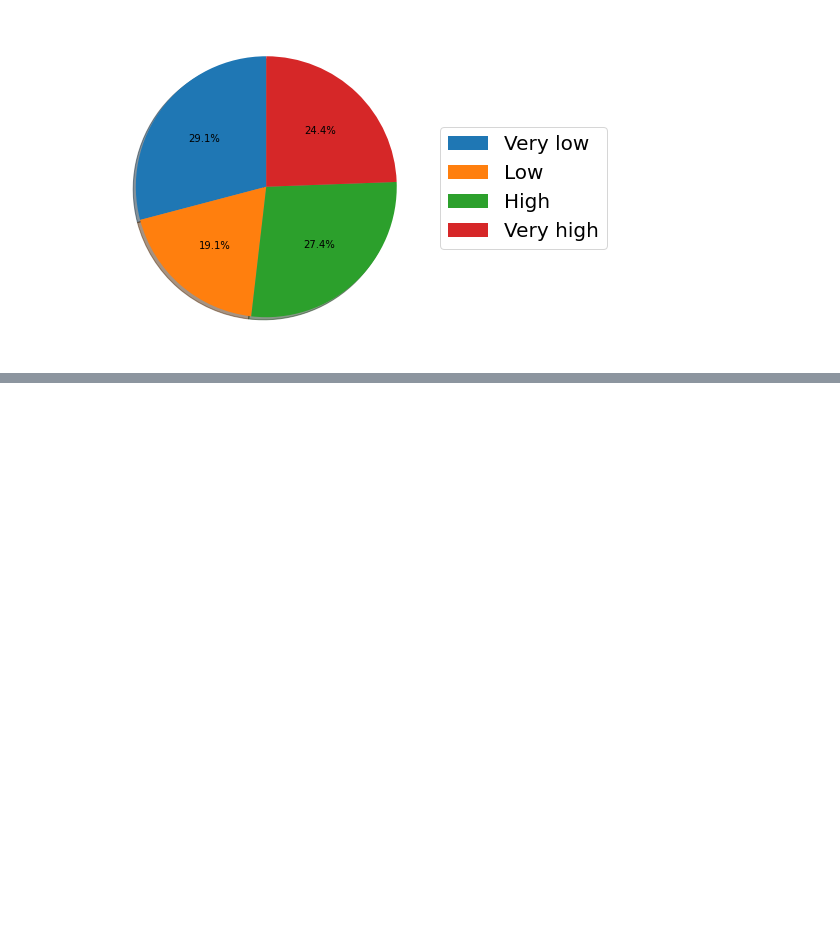
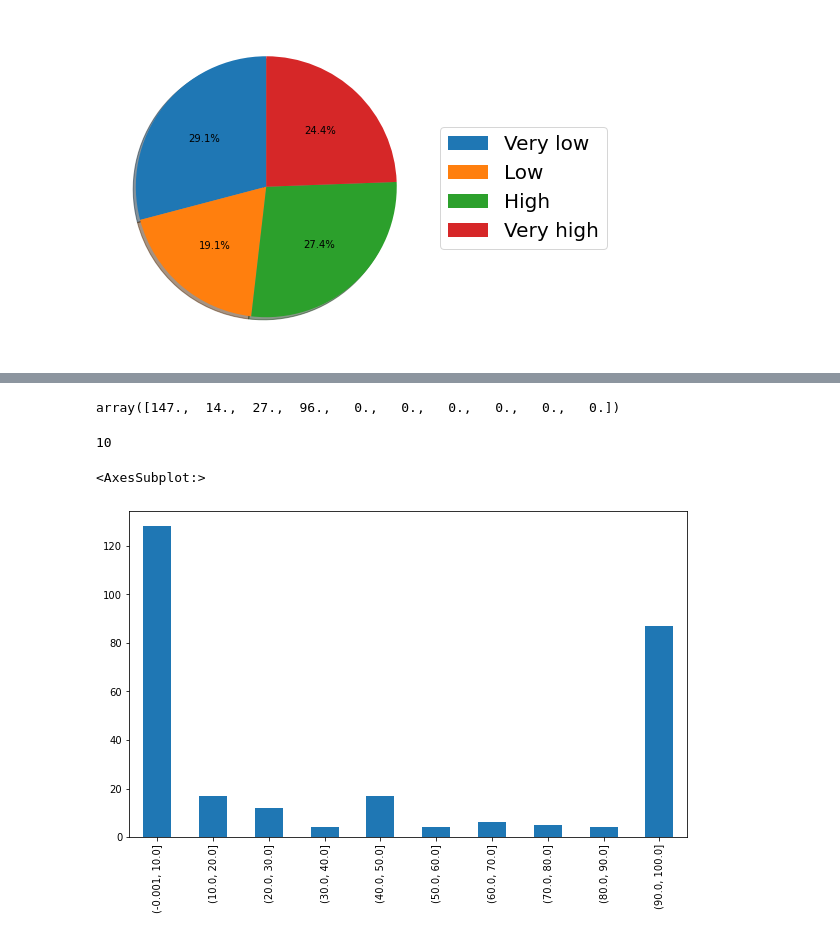
Before and after one commit to Alex-notmyname/MSC-Computational-Science, a Jupyter notebook: Data Mining Techniques/Assignment 1/Assignment_1.ipynb, the cells around one changed output, grey strips where cells are left out. Drawn from its saved outputs; the diff is of its cells as text; code cells hidden in the pictures; blank space fills up the shorter version.

```diff
--- a/Data Mining Techniques/Assignment 1/Assignment_1.ipynb
+++ b/Data Mining Techniques/Assignment 1/Assignment_1.ipynb
@@ -399,0 +416,38 @@ cls_stress = 100*cls_stress/cls_stress.sum()
+# %%
+dm_c = 12
+
+df_dmc_clean = df.copy()
+
+# remove all the text in the stress-level column
+df_dmc_clean.iloc[:, dm_c] = df_dmc_clean.iloc[:, dm_c].str.extract('(\d+)')
+df_dmc_clean = df_dmc_clean[df_dmc_clean.iloc[:, dm_c].notna()]
+# adjust the data larger than 100 and smaller than 0
+df_dmc_clean.iloc[:, dm_c] = df_dmc_clean.iloc[:, dm_c].astype(int)
+df_dmc_clean[df_dmc_clean.iloc[:, dm_c] <= 0] = 0
+df_dmc_clean[df_dmc_clean.iloc[:, dm_c] >= 100] = 100
+
+df_dmc = df_dmc_clean.iloc[:, dm_c]
+
+# with pd.option_context('display.max_rows', None, 'display.max_columns', None):  # more options can be specified also
+#     display(df_dmc)
+# %%
+# seperate data into 10 segament
+dmc_cum = np.zeros(10)
+dmc_index = [[], [], [], [], [], [], [], [], [], []]
+# %% [output]
+array([147.,  14.,  27.,  96.,   0.,   0.,   0.,   0.,   0.,   0.])
+# %%
+# seperate data into 10 segaments
+dmc_sep = np.arange(0, 101, 10)
+dmc_sep = pd.cut(df_dmc, dmc_sep, include_lowest=True)
+# count the frequencies of DM money
+dmc_cum = dmc_sep.value_counts(sort=False)
+
+dmc_index = dmc_sep.groupby(dmc_sep).apply(lambda x: tuple(x.index)).tolist()
+# %% [output]
+10
+# %%
+dmc_cum.plot.bar(x=np.arange(0, 101, 10))
+# %% [output]
+<AxesSubplot:>
+[figure, added]
```
Also changed, not shown: parts of 6 cells of this notebook.
